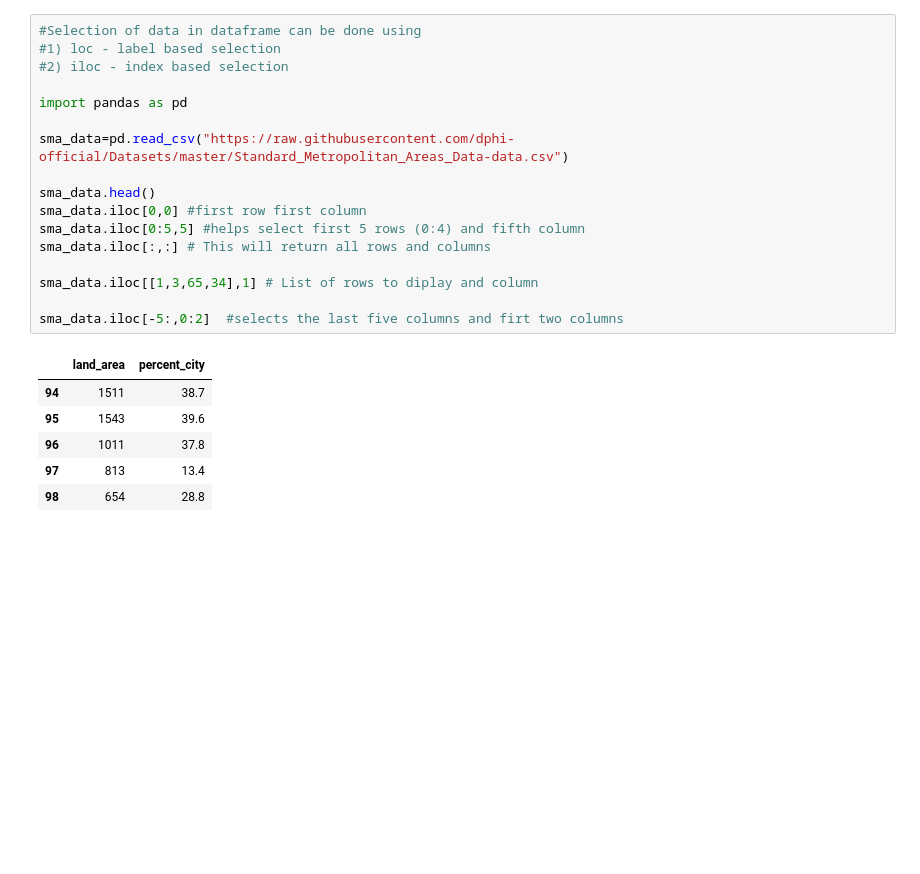
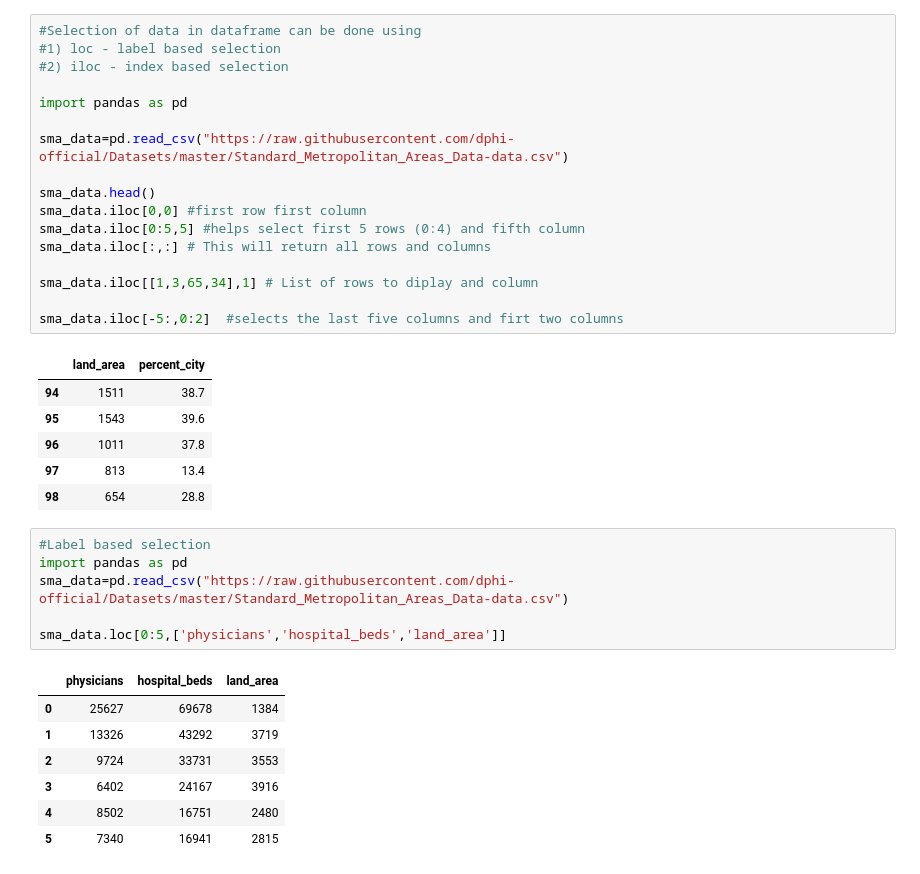
Before and after one commit to kiboma2021/5-Week-Data-Science-Bootcamp, a Jupyter notebook: Pandas.ipynb, the cells around one changed output. Cells and saved outputs as stored; diff of their text form; blank space fills up the shorter version.

```diff
--- a/Pandas.ipynb
+++ b/Pandas.ipynb
@@ -133,3 +133,17 @@ sma_data.iloc[-5:,0:2]  #selects the last five columns and firt two columns
 | 96 | 1011 | 37.8 |
 | 97 | 813 | 13.4 |
 | 98 | 654 | 28.8 |
+# %%
+#Label based selection
+import pandas as pd
+sma_data=pd.read_csv("https://raw.githubusercontent.com/dphi-official/Datasets/master/Standard_Metropolitan_Areas_Data-data.csv")
+
+sma_data.loc[0:5,['physicians','hospital_beds','land_area']]
+# %% [output]
+|  | physicians | hospital_beds | land_area |
+| 0 | 25627 | 69678 | 1384 |
+| 1 | 13326 | 43292 | 3719 |
+| 2 | 9724 | 33731 | 3553 |
+| 3 | 6402 | 24167 | 3916 |
+| 4 | 8502 | 16751 | 2480 |
+| 5 | 7340 | 16941 | 2815 |
```
Also changed, not shown: parts of 4 cells of this notebook.
